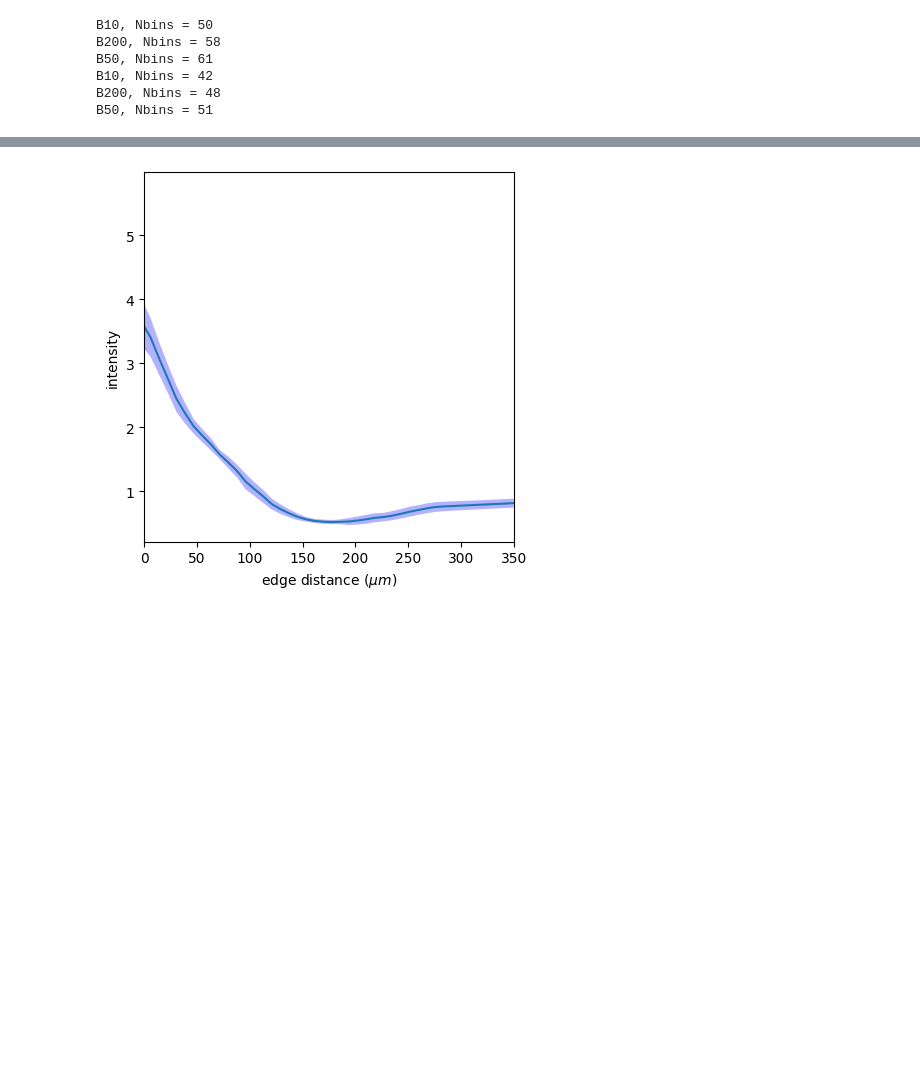
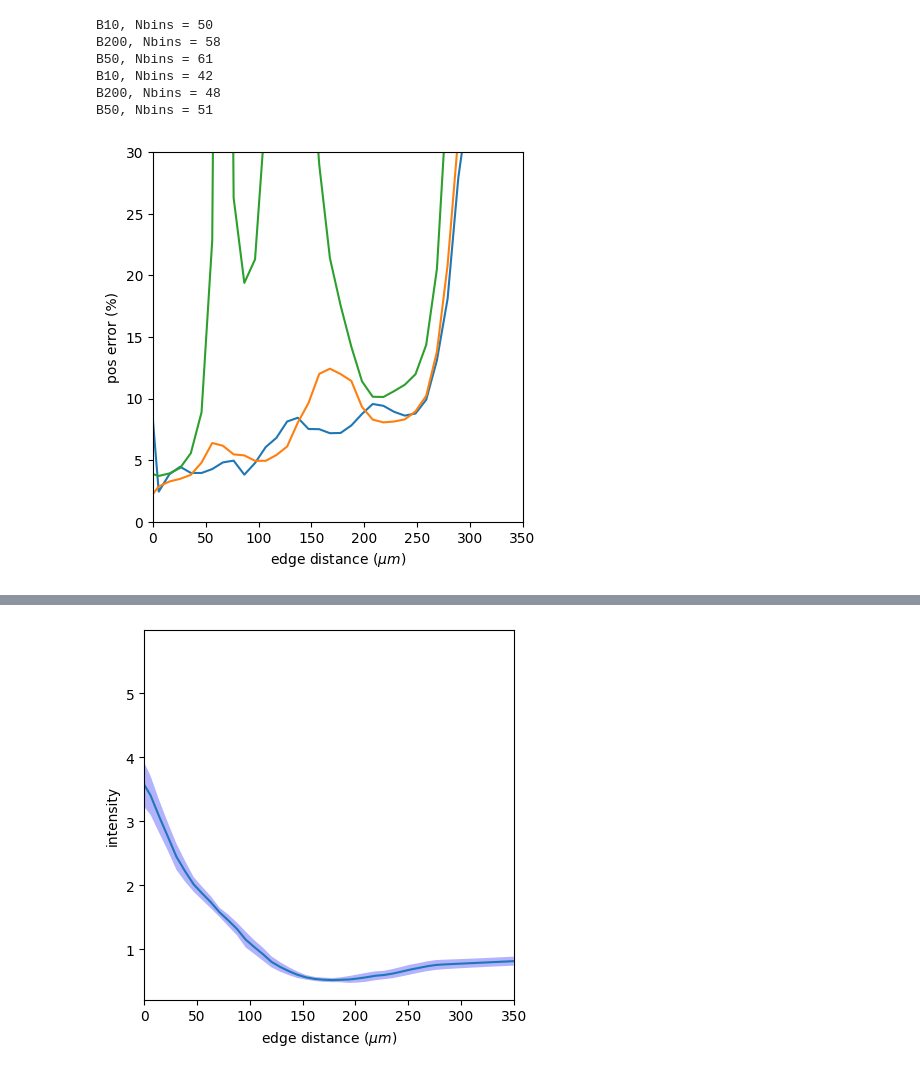
Before and after one commit to idse/signaldecoding, a Jupyter notebook: fig4_IH.ipynb, the cells around one changed output, grey strips where cells are left out. Cells and saved outputs as stored; diff of their text form; code cells hidden in the pictures; blank space fills up the shorter version.

```diff
--- a/fig4_IH.ipynb
+++ b/fig4_IH.ipynb
@@ -329,3 +402,13 @@ B50, Nbins = 61
 B10, Nbins = 42
 B200, Nbins = 48
 B50, Nbins = 51
+# %%
+cond = 'B50'
+channel = 'all_markers'
+exp.plotPosError(cond, channel, mode='t')
+channel = 'all_signals'
+exp.plotPosError(cond, channel, mode='t')
+channel = 'cytopERK'
+exp.plotPosError(cond, channel, mode='t')
+# %% [output]
+[figure, added]
```
Also changed, not shown: parts of 7 cells of this notebook.
